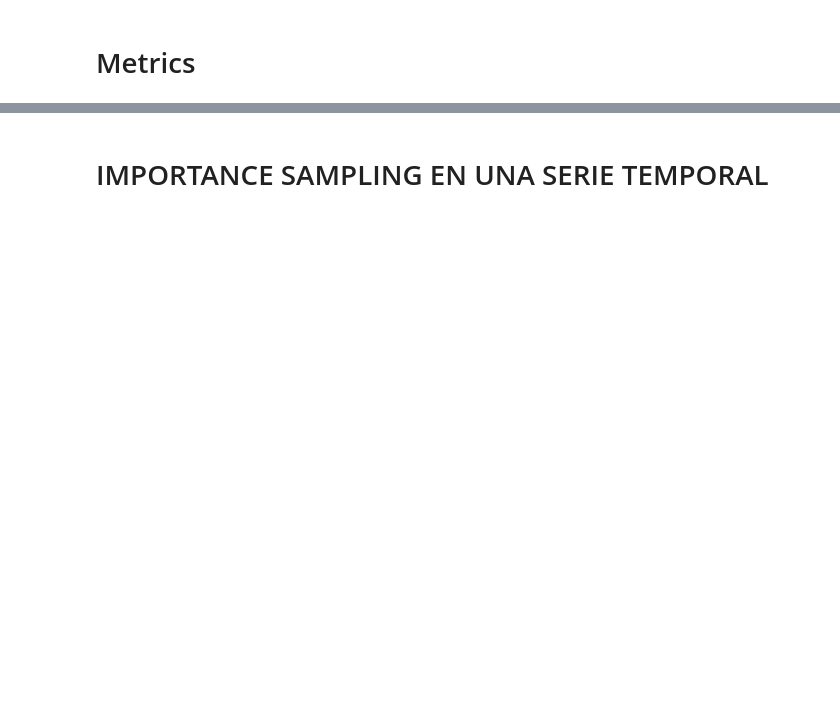
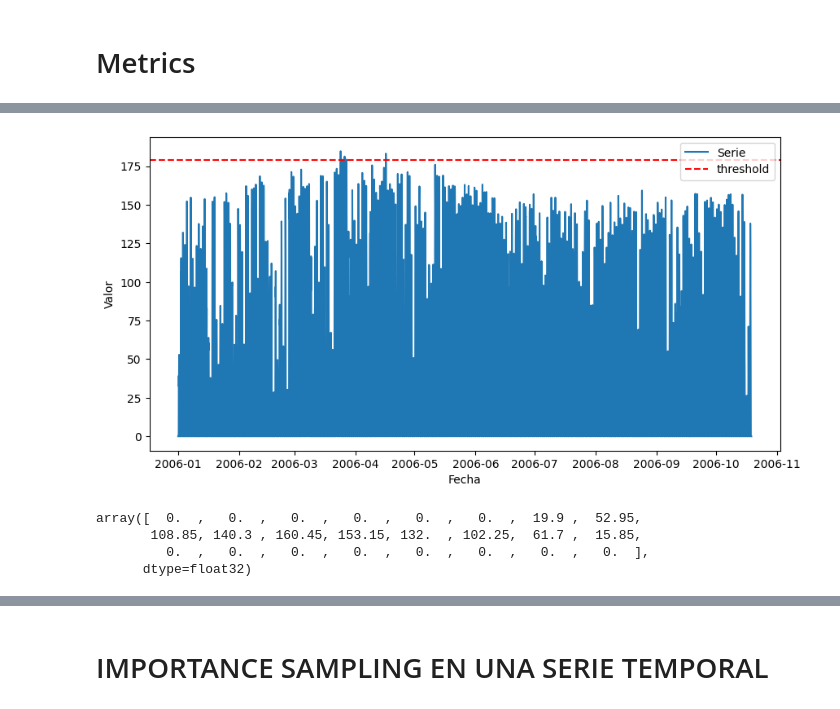
Before and after one commit to sergio825/pytorch-ts, a Jupyter notebook: Multivariate_TempFlow.ipynb, the cells around one changed output, grey strips where cells are left out. Saved outputs shown, nothing was run; the diff lists cells and outputs as text; code cells hidden in the pictures; blank space fills up the shorter version.

Commit message:
Agregado ploteo de thresholds

```diff
--- a/Multivariate_TempFlow.ipynb
+++ b/Multivariate_TempFlow.ipynb
@@ -345,0 +298,2 @@ print("MSE-Sum: {}".format(agg_metric_nRelu['m_sum_MSE']))
+# %%
+train = targets[0][:-2 * prediction_length ][1] #Sin las ultimas 48 horas de test.
@@ -345,0 +302,31 @@ print("MSE-Sum: {}".format(agg_metric_nRelu['m_sum_MSE']))
+# %%
+def rango_iqr(serie, k, return_thresholds = False): # tipicamente k = 1.5, 3
+    # rango intercuantilico
+    q25, q75 = np.percentile(serie, 25), np.percentile(serie, 75)
+    iqr = q75 - q25
+    # Linea de corte.
+    cut_off = iqr * k
+    #lower, upper = q25 - cut_off, q75 + cut_off
+    upper = q75 + cut_off
+
+    # Plotear la serie de tiempo
+    plt.figure(figsize=(10, 5))
+    plt.plot(serie, label='Serie')
+
+    # Agregar una línea recta al gráfico
+    # Por ejemplo, una línea horizontal en y=3
+    plt.axhline(y=upper, color='r', linestyle='--', label='threshold')
+
+    # Configurar etiquetas y leyenda
+    plt.xlabel('Fecha')
+    plt.ylabel('Valor')
+    plt.legend()
+
+    # Mostrar el gráfico
+    plt.show()
+
+    return upper
+# %%
+upper = rango_iqr(train,1.4)
+# %% [output]
+[figure, added]
@@ -345,0 +372,7 @@ print("MSE-Sum: {}".format(agg_metric_nRelu['m_sum_MSE']))
+# %%
+real_data_test
+# %% [output]
+array([  0.  ,   0.  ,   0.  ,   0.  ,   0.  ,   0.  ,  19.9 ,  52.95,
+       108.85, 140.3 , 160.45, 153.15, 132.  , 102.25,  61.7 ,  15.85,
+         0.  ,   0.  ,   0.  ,   0.  ,   0.  ,   0.  ,   0.  ,   0.  ],
+      dtype=float32)
```
Also changed, not shown: parts of 47 cells of this notebook.
